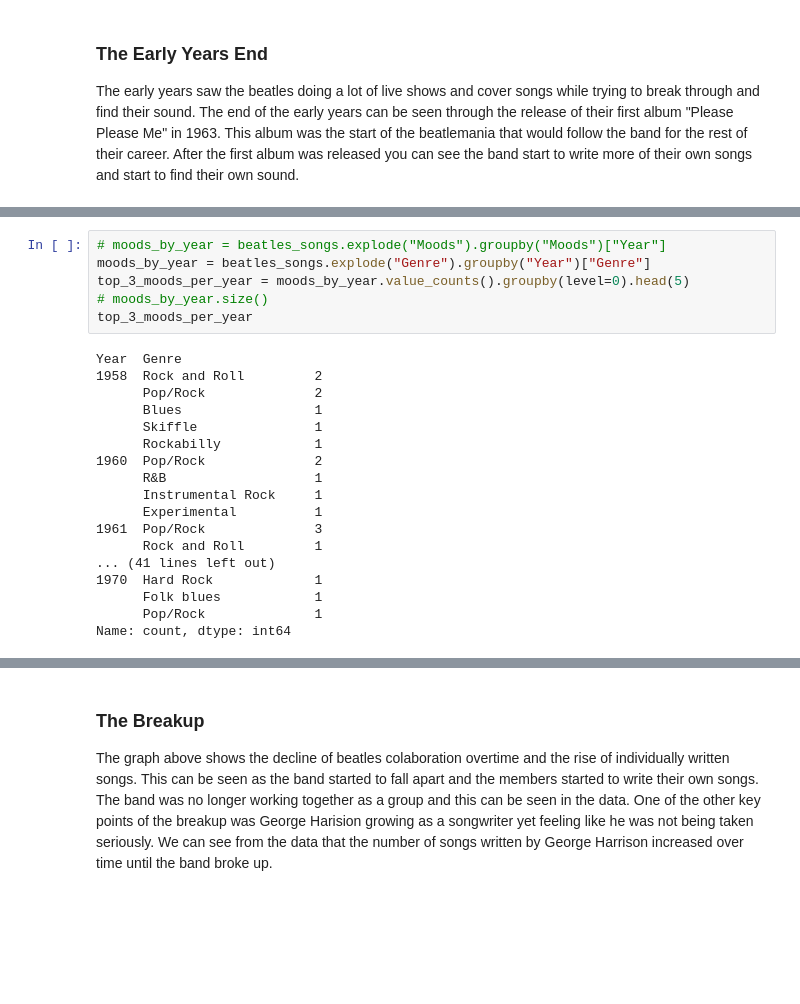
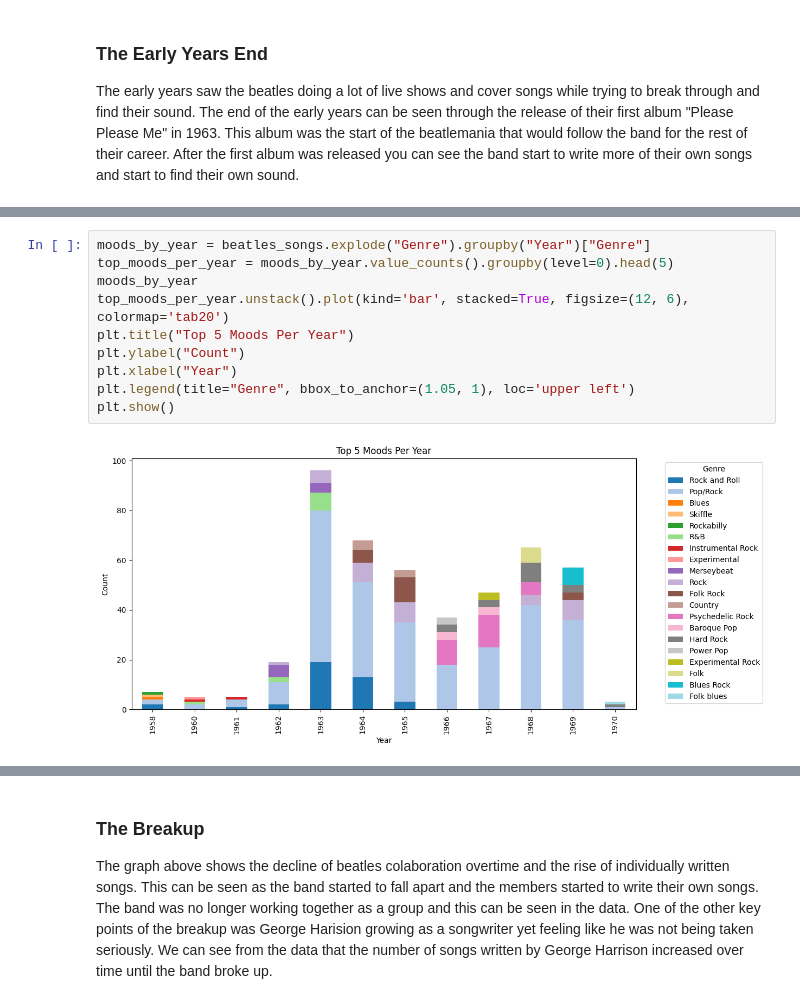
Before and after one commit to BenJenkyn/beatles-through-data, a Jupyter notebook: assignment1.ipynb, the cells around one changed output, grey strips where cells are left out. Drawn from its saved outputs; the diff is of its cells as text; blank space fills up the shorter version.

```diff
--- a/assignment1.ipynb
+++ b/assignment1.ipynb
@@ -86,27 +86,15 @@ The early years saw the beatles doing a lot of live shows and cover songs while
 - The Beatles were releasing albums and singles at a rapid pace
 - The Beatles were touring the world
 - In 1966 the Beatles stopped touring due to the stress and the fact that they couldn't hear themselves play over the screaming fans
-# %%
-# moods_by_year = beatles_songs.explode("Moods").groupby("Moods")["Year"]
-moods_by_year = beatles_songs.explode("Genre").groupby("Year")["Genre"]
-top_3_moods_per_year = moods_by_year.value_counts().groupby(level=0).head(5)
-# moods_by_year.size()
-top_3_moods_per_year
-# %% [output]
-Year  Genre
-1958  Rock and Roll         2
-      Pop/Rock              2
-      Blues                 1
-      Skiffle               1
-      Rockabilly            1
-1960  Pop/Rock              2
-      R&B                   1
-      Instrumental Rock     1
-      Experimental          1
-1961  Pop/Rock              3
-      Rock and Roll         1
-... (41 lines left out)
-1970  Hard Rock             1
-      Folk blues            1
-      Pop/Rock              1
-Name: count, dtype: int64
+# %%
+moods_by_year = beatles_songs.explode("Genre").groupby("Year")["Genre"]
+top_moods_per_year = moods_by_year.value_counts().groupby(level=0).head(5)
+moods_by_year
+top_moods_per_year.unstack().plot(kind='bar', stacked=True, figsize=(12, 6), colormap='tab20')
+plt.title("Top 5 Moods Per Year")
+plt.ylabel("Count")
+plt.xlabel("Year")
+plt.legend(title="Genre", bbox_to_anchor=(1.05, 1), loc='upper left')
+plt.show()
+# %% [output]
+[figure, added]
```
Also changed, not shown: parts of 2 cells of this notebook.
